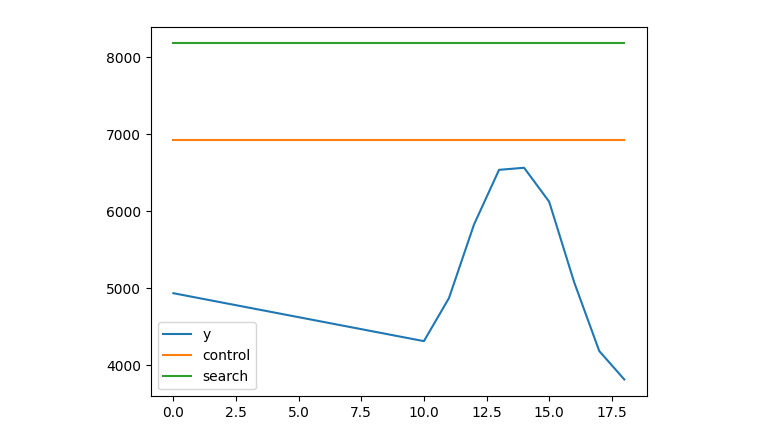
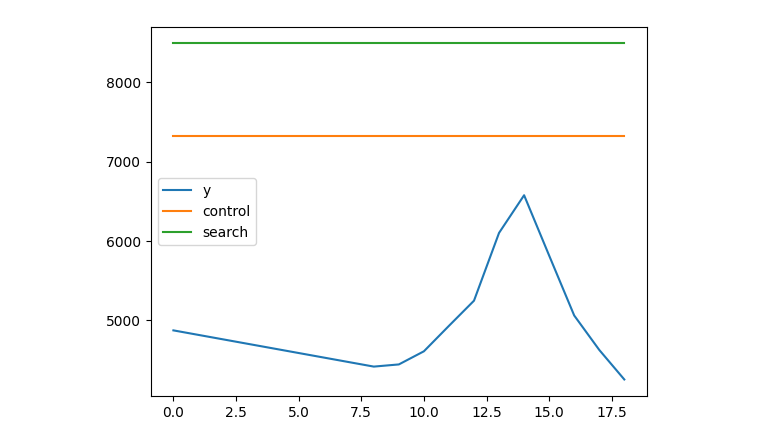
Before and after one commit to Sy-Sang/finance_utils, a Jupyter notebook: electrical/china/spot/nb2.ipynb, the cells around one changed output. Cells and saved outputs as stored; diff of their text form; code cells hidden in the pictures.

```diff
--- a/electrical/china/spot/nb2.ipynb
+++ b/electrical/china/spot/nb2.ipynb
@@ -38,7 +38,7 @@ from matplotlib import pyplot
 trigger_rate = 0.09
 punishment_rate = 0.5
 # %%
-testback = TestBack(spot.random_sample(n=50, epoch=50, use_random=True))
+testback = TestBack(spot.diff_random_sample(p=0.2, n=50, epoch=50, use_random=True))
 submitt_control = spot.quantity.value_list
 # %%
 submitt_test = testback.continuous_random_grid_search(
@@ -110,12 +110,16 @@ noise_spot = DiscreteSpot(dayahead, realtime, quantity)
 rec = []
 for _ in range(100):
     # temp_testback = TestBack(noise_spot.random_sample(n=50, epoch=50, use_random=True))
-    temp_testback = TestBack(spot.random_sample(n=50, epoch=50, use_random=True))
-    rec.append([
-        temp_testback.testback_yield(submitt_control, recycle=SampleRecycle, trigger_rate=trigger_rate, punishment_rate=punishment_rate).mean(),
-        temp_testback.testback_yield(submitt_test, recycle=SampleRecycle, trigger_rate=trigger_rate, punishment_rate=punishment_rate).mean(),
-        temp_testback.testback_yield(submitt_test3[0], recycle=SampleRecycle, trigger_rate=trigger_rate, punishment_rate=punishment_rate).mean(),
-        temp_testback.testback_yield(submitt_test4[0], recycle=SampleRecycle, trigger_rate=trigger_rate, punishment_rate=punishment_rate).mean(),
-    ])
-print(rec)
+    temp_testback = TestBack(noise_spot.diff_random_sample(p=0.6, n=100, epoch=100, use_random=True))
+    temp_control_yield = temp_testback.testback_yield(submitt_control, recycle=SampleRecycle, trigger_rate=trigger_rate, punishment_rate=punishment_rate).mean()
+    temp_random_search_yield = temp_testback.testback_yield(submitt_test, recycle=SampleRecycle, trigger_rate=trigger_rate, punishment_rate=punishment_rate).mean()
+    temp_de_search_yield = temp_testback.testback_yield(submitt_test3[0], recycle=SampleRecycle, trigger_rate=trigger_rate, punishment_rate=punishment_rate).mean()
+    temp_de_search_yield2 = temp_testback.testback_yield(submitt_test4[0], recycle=SampleRecycle, trigger_rate=trigger_rate, punishment_rate=punishment_rate).mean()
+    rec.append([temp_random_search_yield - temp_control_yield, temp_de_search_yield-temp_control_yield, temp_de_search_yield2 - temp_control_yield])
+    rec_array = numpy.array(rec)
+pyplot.hist(rec_array[:,0], alpha=0.5)
+pyplot.hist(rec_array[:,1], alpha=0.5)
+pyplot.hist(rec_array[:,2], alpha=0.2)
+pyplot.legend(["random_search", "de_search", "dist_mean_de_search"])
+pyplot.show()
 # %% [output]
@@ -123,28 +127,28 @@ print(rec)
 # %%
 y_hat = [
     numpy.mean(
         temp_testback.testback_yield([i] * 4, recycle=SampleRecycle, trigger_rate=trigger_rate, punishment_rate=punishment_rate).yield_curve
     ) for i in range(1,20)
 ]
 y_control = [
     numpy.mean(
         temp_testback.testback_yield(spot.quantity.value_list, recycle=SampleRecycle, trigger_rate=trigger_rate, punishment_rate=punishment_rate).yield_curve
     ) for i in range(1,20)
 ]
 y_search = [
     numpy.mean(
-        temp_testback.testback_yield(submitt_test3[0],
-                                recycle=SampleRecycle, trigger_rate=trigger_rate, punishment_rate=punishment_rate).yield_curve
+        temp_testback.testback_yield(
+            submitt_test3[0],recycle=SampleRecycle, trigger_rate=trigger_rate, punishment_rate=punishment_rate).yield_curve
     ) for i in range(1,20)
 ]
 # pyplot.plot(y)
 pyplot.plot(y_hat)
 pyplot.plot(y_control)
 pyplot.plot(y_search)
 pyplot.legend(["y","control","search"])
 pyplot.show()
 # %% [output]
-[figure, old version]
+[figure, new version]
 # %%
 print(noise_quantity.diff_random_sample(n=100, epoch=100).tolist())
 # %% [output]
```
Also changed, not shown: parts of 3 cells of this notebook, 4 other files.
